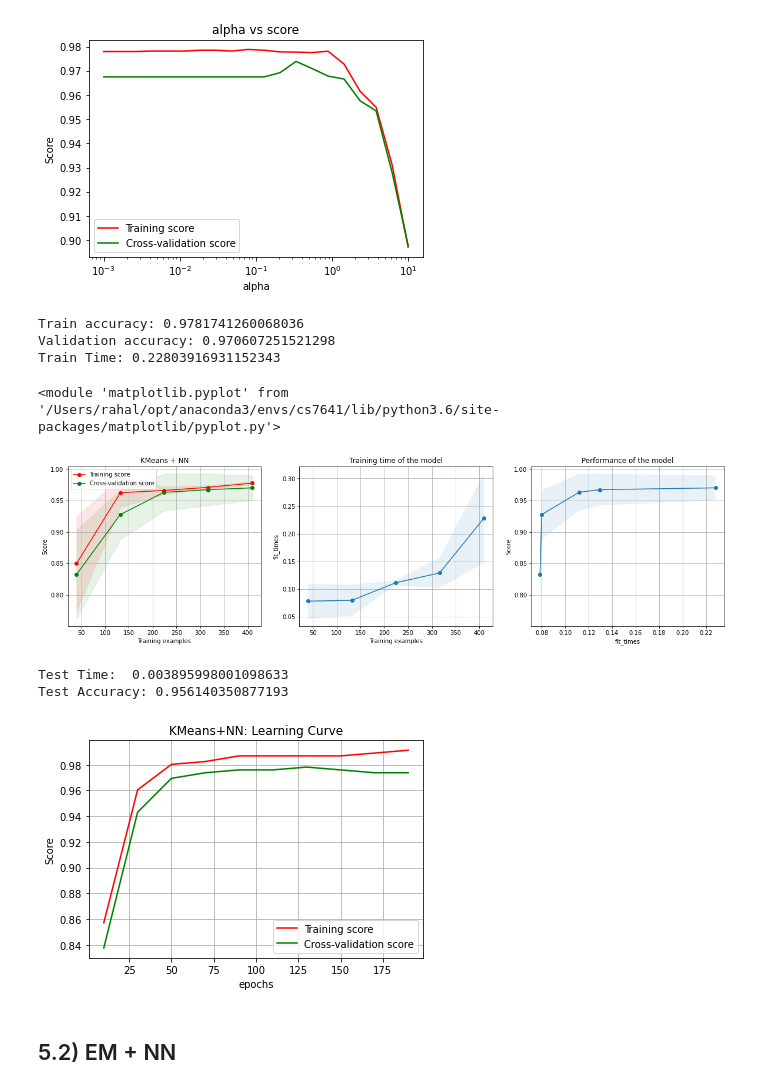
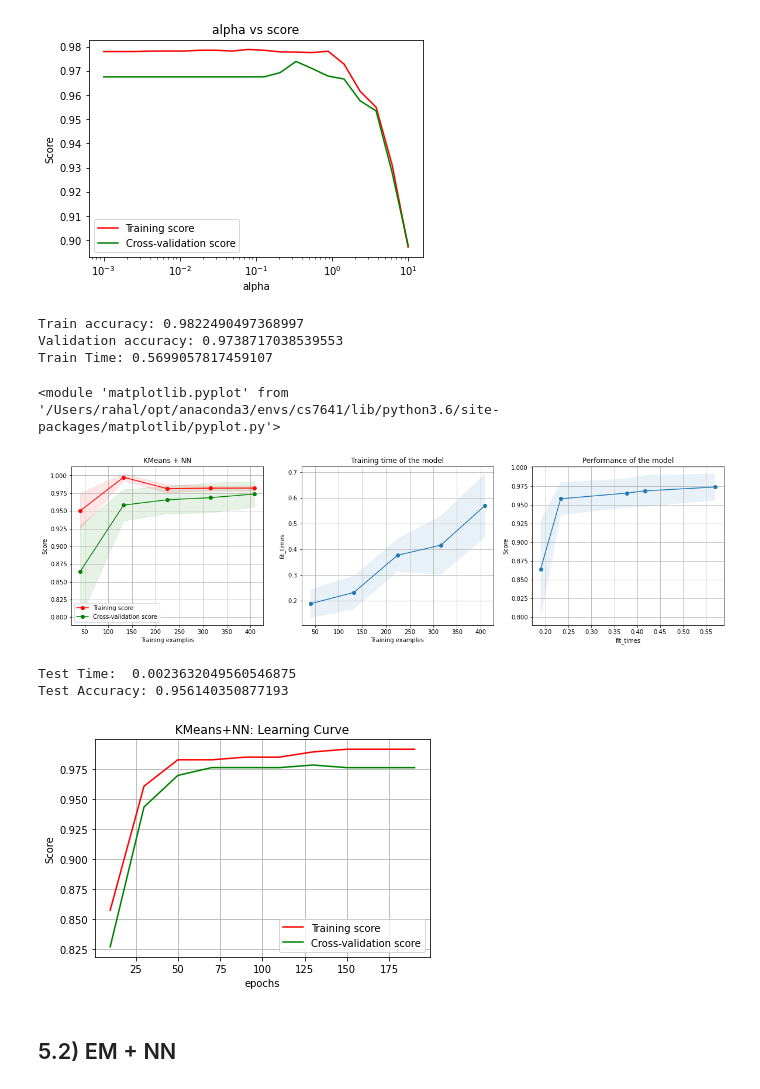
Before and after one commit to rahalrsh/dimensionality-reduction, a Jupyter notebook: clustering-breast-cancer.ipynb, the cells around one changed output. Drawn from its saved outputs; the diff is of its cells as text; code cells hidden in the pictures.

```diff
--- a/clustering-breast-cancer.ipynb
+++ b/clustering-breast-cancer.ipynb
@@ -2434,8 +2451,8 @@ plot_model_curve(
 final_nn_clf = MLPClassifier(
     hidden_layer_sizes=(12, 12),
     activation='relu',
-    alpha=0.1,
-    max_iter=75,
+    alpha=0.5,
+    max_iter=200,
     random_state=0
 )
 
@@ -2447,17 +2464,17 @@ plot_learning_curve(
     cv=10
 )
 # %% [output]
-Train accuracy: 0.9781741260068036
-Validation accuracy: 0.970607251521298
-Train Time: 0.22803916931152343
+Train accuracy: 0.9822490497368997
+Validation accuracy: 0.9738717038539553
+Train Time: 0.5699057817459107
 <module 'matplotlib.pyplot' from '/Users/rahal/opt/anaconda3/envs/cs7641/lib/python3.6/site-packages/matplotlib/pyplot.py'>
-[figure, old version]
+[figure, new version]
 # %%
 final_nn_clf = MLPClassifier(
     hidden_layer_sizes=(12, 12),
     activation='relu',
-    alpha=0.1,
-    max_iter=75,
+    alpha=0.5,
+    max_iter=200,
     random_state=0
 )
 
@@ -2470,21 +2487,21 @@ et = time.time()
 print("Test Time: ", (et-st))
 print("Test Accuracy:", accuracy_score(y_test, dt_y_preds))
 # %% [output]
-Test Time:  0.003895998001098633
+Test Time:  0.0023632049560546875
 Test Accuracy: 0.956140350877193
 # %%
 nn_per_epoch(
     X=x_train_kmeans,
     y=y_train,
     activation='relu',
-    alpha=0.1,
+    alpha=0.5,
     hidden_layer_size=(12, 12),
     max_epoches=200,
     title="KMeans+NN: Learning Curve",
     save_as="7.1 kmeans nn.png"
 )
 # %% [output]
-[figure, old version]
+[figure, new version]
 # %% [markdown]
 ## 5.2) EM + NN
 # %%
```
Also changed, not shown: parts of 14 cells of this notebook, 2 other files.
